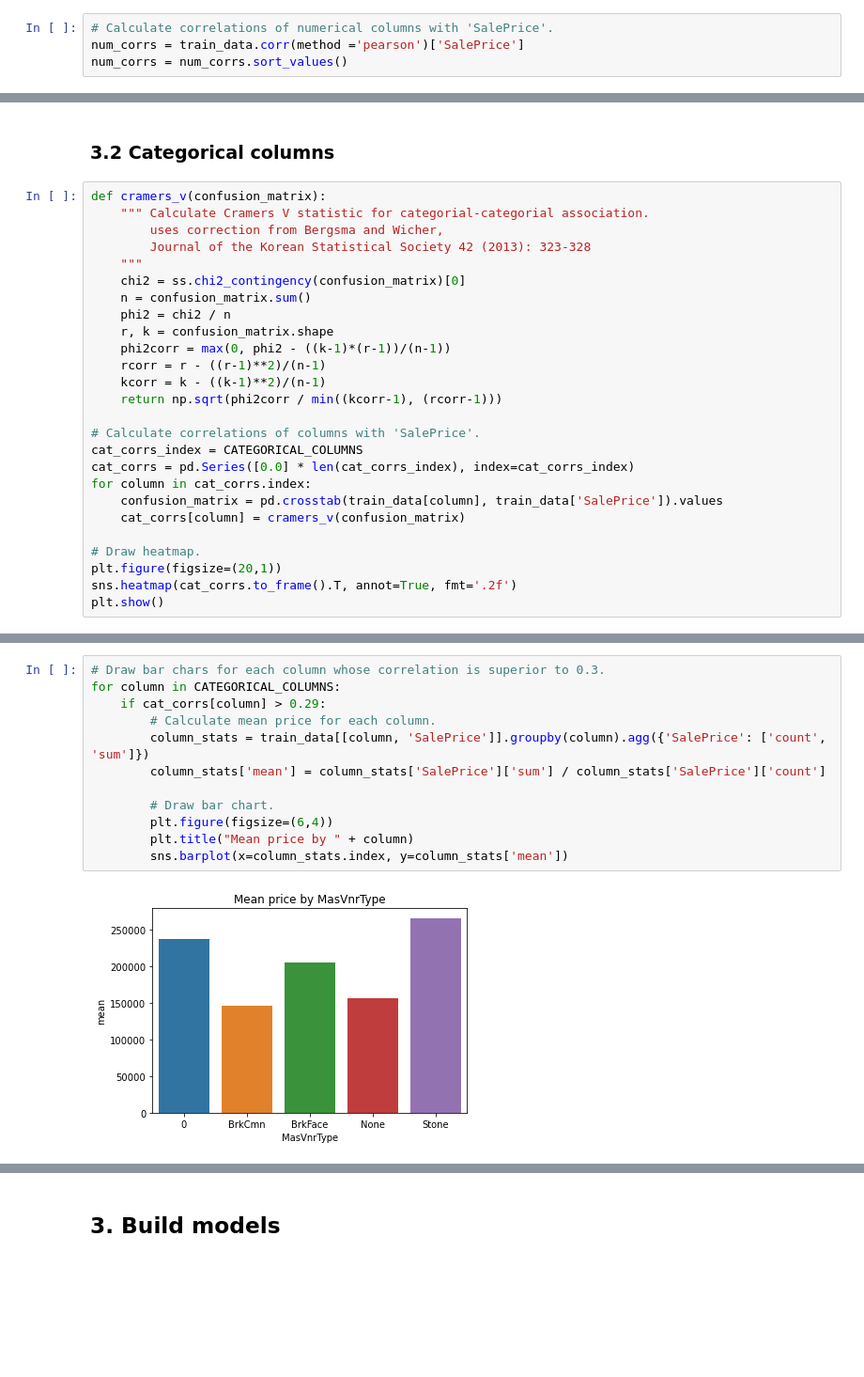
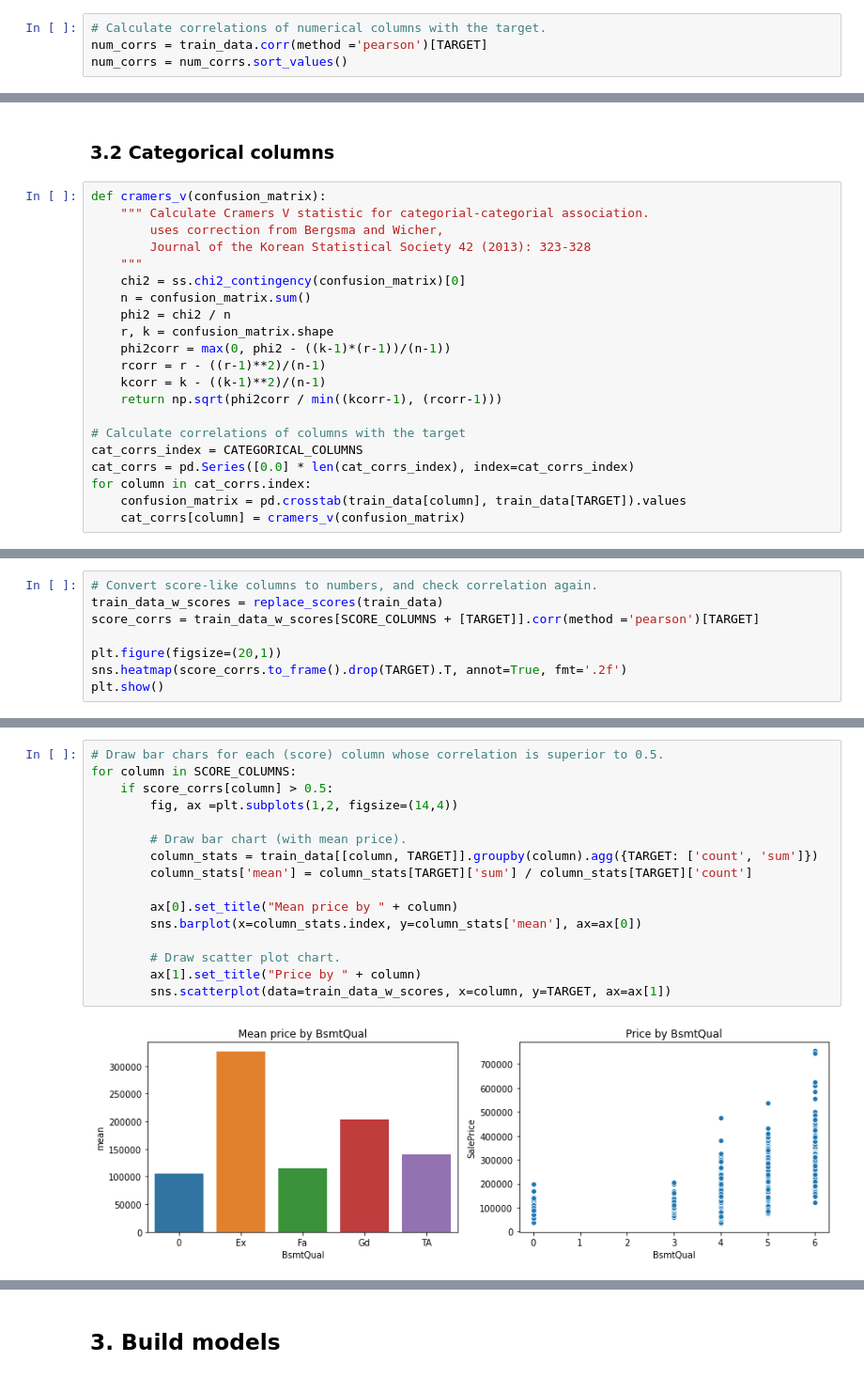
Before and after one commit to jfmdev/simple_ml, a Jupyter notebook: houses/houses.ipynb, the cells around one changed output, grey strips where cells are left out. Shown at 94% size. Drawn from its saved outputs; the diff is of its cells as text; blank space fills up the shorter version.

```diff
--- a/houses/houses.ipynb
+++ b/houses/houses.ipynb
@@ -120,8 +115,8 @@ train_data.head()
 # %% [markdown]
 ### 2.1 Numerical columns
 # %%
-# Calculate correlations of numerical columns with 'SalePrice'.
-num_corrs = train_data.corr(method ='pearson')['SalePrice']
+# Calculate correlations of numerical columns with the target.
+num_corrs = train_data.corr(method ='pearson')[TARGET]
 num_corrs = num_corrs.sort_values()
 # %%
 # Draw heatmap for columns with high correlation.
@@ -161,14 +174,9 @@ def cramers_v(confusion_matrix):
     kcorr = k - ((k-1)**2)/(n-1)
     return np.sqrt(phi2corr / min((kcorr-1), (rcorr-1)))
 
-# Calculate correlations of columns with 'SalePrice'.
+# Calculate correlations of columns with the target
 cat_corrs_index = CATEGORICAL_COLUMNS
 cat_corrs = pd.Series([0.0] * len(cat_corrs_index), index=cat_corrs_index)
 for column in cat_corrs.index:
-    confusion_matrix = pd.crosstab(train_data[column], train_data['SalePrice']).values
+    confusion_matrix = pd.crosstab(train_data[column], train_data[TARGET]).values
     cat_corrs[column] = cramers_v(confusion_matrix)
-
-# Draw heatmap.
-plt.figure(figsize=(20,1))
-sns.heatmap(cat_corrs.to_frame().T, annot=True, fmt='.2f')
-plt.show()
@@ -176,0 +196,8 @@ plt.show()
+# %%
+# Convert score-like columns to numbers, and check correlation again.
+train_data_w_scores = replace_scores(train_data)
+score_corrs = train_data_w_scores[SCORE_COLUMNS + [TARGET]].corr(method ='pearson')[TARGET]
+
+plt.figure(figsize=(20,1))
+sns.heatmap(score_corrs.to_frame().drop(TARGET).T, annot=True, fmt='.2f')
+plt.show()
@@ -177,14 +206,18 @@ plt.show()
 # %%
-# Draw bar chars for each column whose correlation is superior to 0.3.
-for column in CATEGORICAL_COLUMNS:
-    if cat_corrs[column] > 0.29:
-        # Calculate mean price for each column.
-        column_stats = train_data[[column, 'SalePrice']].groupby(column).agg({'SalePrice': ['count', 'sum']})
-        column_stats['mean'] = column_stats['SalePrice']['sum'] / column_stats['SalePrice']['count']
+# Draw bar chars for each (score) column whose correlation is superior to 0.5.
+for column in SCORE_COLUMNS:
+    if score_corrs[column] > 0.5:
+        fig, ax =plt.subplots(1,2, figsize=(14,4))
 
-        # Draw bar chart.
-        plt.figure(figsize=(6,4))
-        plt.title("Mean price by " + column)
-        sns.barplot(x=column_stats.index, y=column_stats['mean'])
+        # Draw bar chart (with mean price).
+        column_stats = train_data[[column, TARGET]].groupby(column).agg({TARGET: ['count', 'sum']})
+        column_stats['mean'] = column_stats[TARGET]['sum'] / column_stats[TARGET]['count']
+
+        ax[0].set_title("Mean price by " + column)
+        sns.barplot(x=column_stats.index, y=column_stats['mean'], ax=ax[0])
+
+        # Draw scatter plot chart.
+        ax[1].set_title("Price by " + column)
+        sns.scatterplot(data=train_data_w_scores, x=column, y=TARGET, ax=ax[1])
 # %% [output]
-[figure, old version]
+[figure, new version]
```
Also changed, not shown: parts of 29 cells of this notebook.
